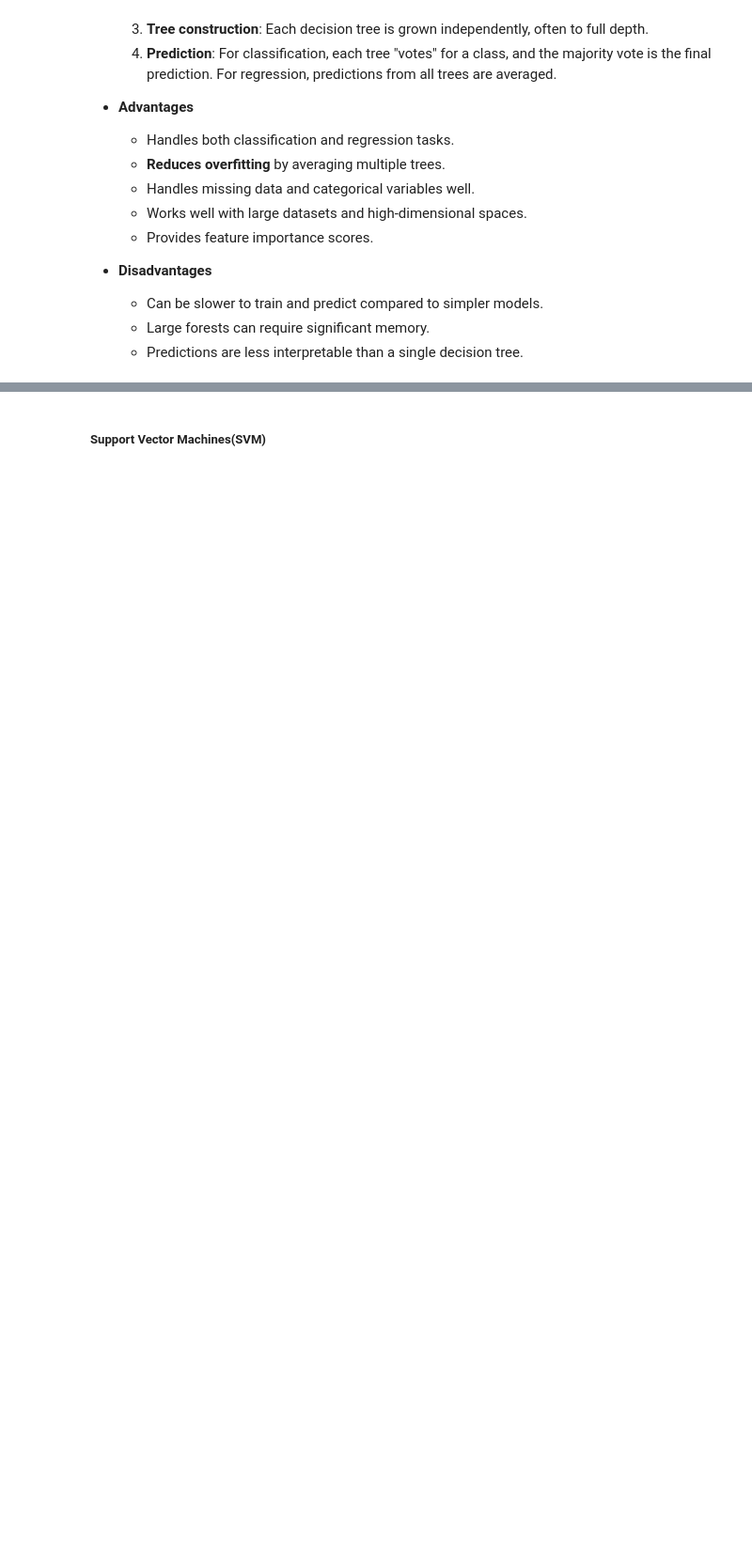
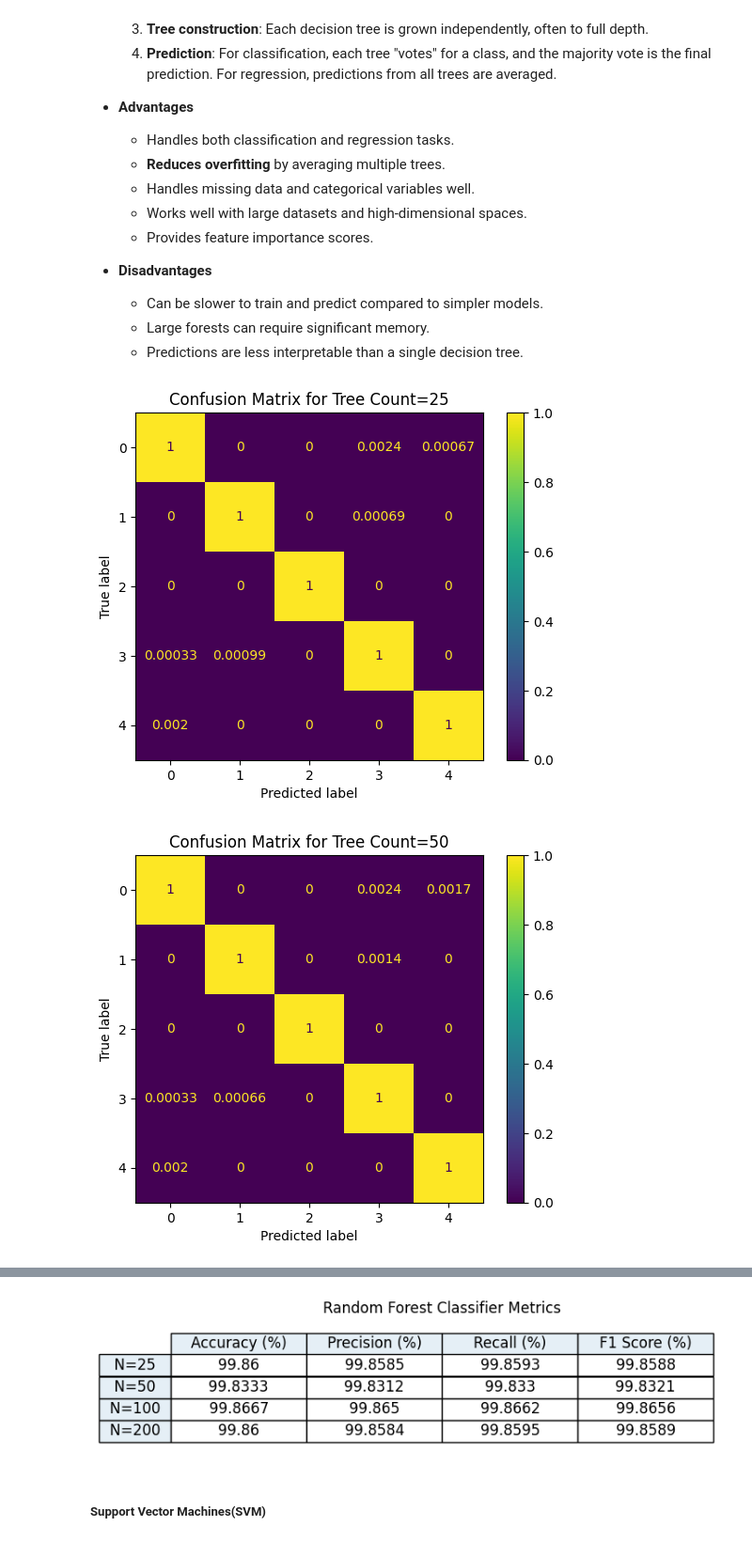
Before and after one commit to Yusufpek/BBM409, a Jupyter notebook: assignment1.ipynb, the cells around one changed output, grey strips where cells are left out. Shown at 94% size. Cells and saved outputs as stored; diff of their text form; code cells hidden in the pictures; blank space fills up the shorter version.

Commit message:
add: random forest classifier

```diff
--- a/assignment1.ipynb
+++ b/assignment1.ipynb
@@ -26,3 +29,10 @@ X_train, X_test, y_train, y_test = train_test_split(x, y, test_size=0.2, random_
+# %%
+def get_metric_values(test, pred):
+    accuracy = accuracy_score(test, pred, normalize=True)
+    precision = precision_score(test, pred, average='macro')
+    recall = recall_score(test, pred, average='macro')
+    f1_score_value = f1_score(test, pred, average='macro')
+    return accuracy, precision, recall, f1_score_value
 # %% [markdown]
 Define a function for showing metrices
 # %%
@@ -95,10 +105,7 @@ def knn_classifier(k):
     y_pred = pipeline.predict(X_test)
 
     # Calculate metrics
-    accuracy = accuracy_score(y_test, y_pred, normalize=True)
-    precision = precision_score(y_test, y_pred, average='macro')
-    recall = recall_score(y_test, y_pred, average='macro')
-    f1_score_value = f1_score(y_test, y_pred, average='macro')
+    accuracy, precision, recall, f1_score_value = get_metric_values(y_test, y_pred)
 
     # Confusion matrix
     matrix = confusion_matrix(y_test, y_pred, normalize="pred")
@@ -165,10 +172,7 @@ def weighted_knn_classifier(k):
     y_pred = pipeline.predict(X_test)
 
     # Calculate metrics
-    accuracy = accuracy_score(y_test, y_pred, normalize=True)
-    precision = precision_score(y_test, y_pred, average='macro')
-    recall = recall_score(y_test, y_pred, average='macro')
-    f1_score_value = f1_score(y_test, y_pred, average='macro')
+    accuracy, precision, recall, f1_score_value = get_metric_values(y_test, y_pred)
 
     # Confusion matrix
     matrix = confusion_matrix(y_test, y_pred, normalize="pred")
@@ -241,3 +245,45 @@ show_table(table_cells, [f" K={k} " for k in k_values], "Weighted KNN Classifier
     - Can be slower to train and predict compared to simpler models.
     - Large forests can require significant memory.
     - Predictions are less interpretable than a single decision tree.
+# %%
+def random_forest_classifier(n):
+    # Create a pipeline with an imputer and the weighted kNN classifier
+    pipeline = Pipeline([
+        ('imputer', SimpleImputer(strategy='mean')),
+        ('knn', RandomForestClassifier(n_estimators = n))
+    ])
+
+    # Train the classifier
+    pipeline.fit(X_train, y_train)
+
+    # Make predictions
+    y_pred = pipeline.predict(X_test)
+
+    # Calculate metrics
+    accuracy, precision, recall, f1_score_value = get_metric_values(y_test, y_pred)
+
+    # Confusion matrix
+    matrix = confusion_matrix(y_test, y_pred, normalize="pred")
+    disp = ConfusionMatrixDisplay(confusion_matrix=matrix)
+    # Plot it with title
+    disp.plot()
+    plt.title(f'Confusion Matrix for Tree Count={n}')
+    # Show it
+    plt.show()
+
+    # Create a table with metrics
+    values = [round(accuracy * 100, 4), round(precision * 100, 4), round(recall * 100, 4), round(f1_score_value * 100, 4)]
+    return values
+
+
+n_values = [25, 50, 100, 200]
+table_cells = []
+# run with k=3, k=5, k=7
+for n in n_values:
+    values = random_forest_classifier(n)
+    table_cells.append(values)
+
+show_table(table_cells, [f" N={n} " for n in n_values], "Random Forest Classifier Metrics")
+# %% [output]
+[figure, added]
+[figure, added]
@@ -244,3 +292,4 @@ show_table(table_cells, [f" K={k} " for k in k_values], "Weighted KNN Classifier
+[figure, added]
 # %% [markdown]
 ##### **Support Vector Machines(SVM)**
 # %% [markdown]
```
Also changed, not shown: parts of 3 cells of this notebook.
